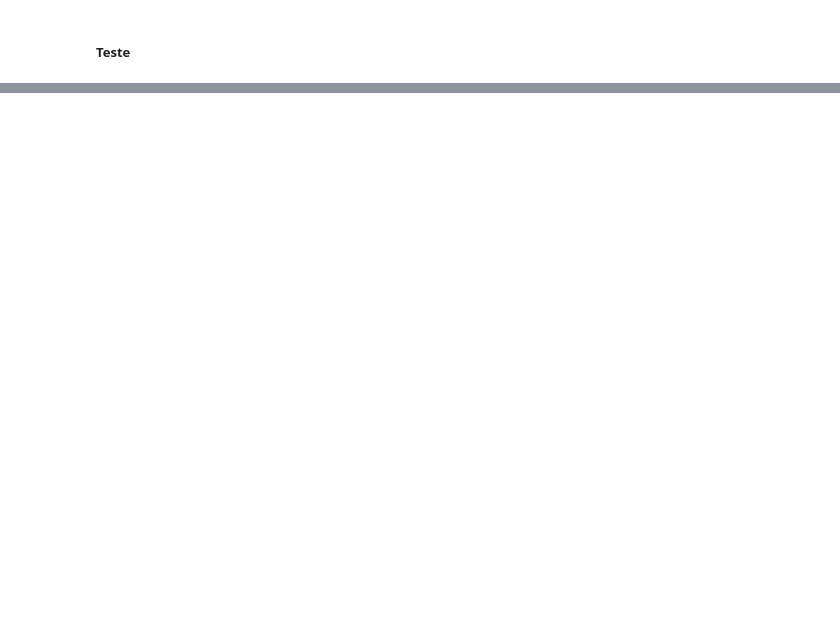
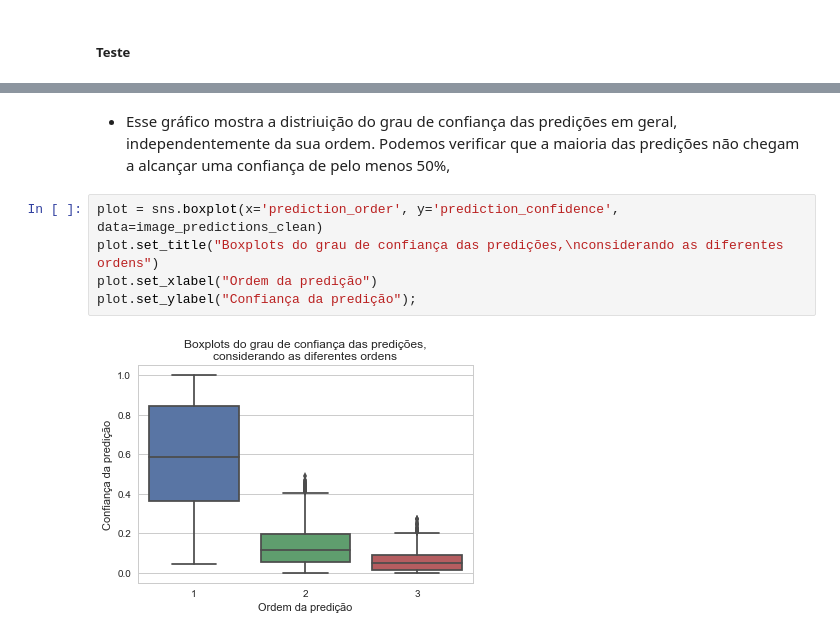
Before and after one commit to nadson12/Rating_Dogs, a Jupyter notebook: wrangle_act.ipynb, the cells around one changed output, grey strips where cells are left out. Cells and saved outputs as stored; diff of their text form; blank space fills up the shorter version.

```diff
--- a/wrangle_act.ipynb
+++ b/wrangle_act.ipynb
@@ -836,0 +1016,9 @@ twitter_archive_clean.to_csv('twitter_archive_master.csv', index=False)
+# %% [markdown]
+- Esse gráfico mostra a distriuição do grau de confiança das predições em geral, independentemente da sua ordem. Podemos verificar que a maioria das predições não chegam a alcançar uma confiança de pelo menos 50%,
+# %%
+plot = sns.boxplot(x='prediction_order', y='prediction_confidence', data=image_predictions_clean)
+plot.set_title("Boxplots do grau de confiança das predições,\nconsiderando as diferentes ordens")
+plot.set_xlabel("Ordem da predição")
+plot.set_ylabel("Confiança da predição");
+# %% [output]
+[figure, added]
```
Also changed, not shown: parts of 88 cells of this notebook, 4 other files.
